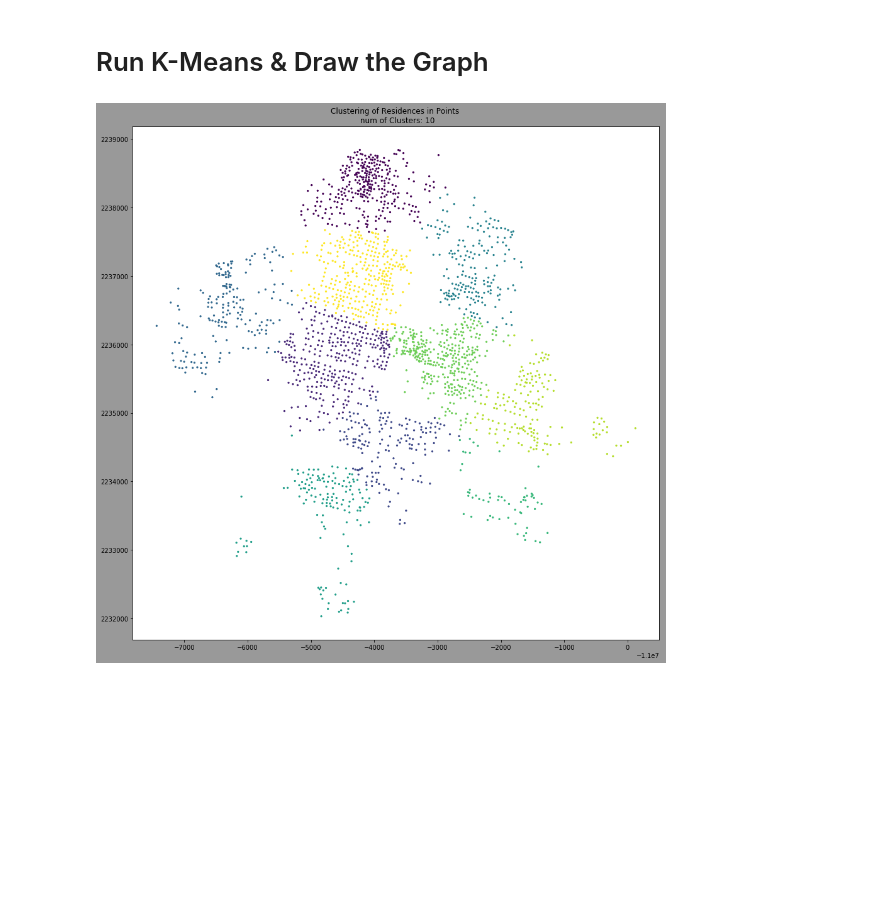
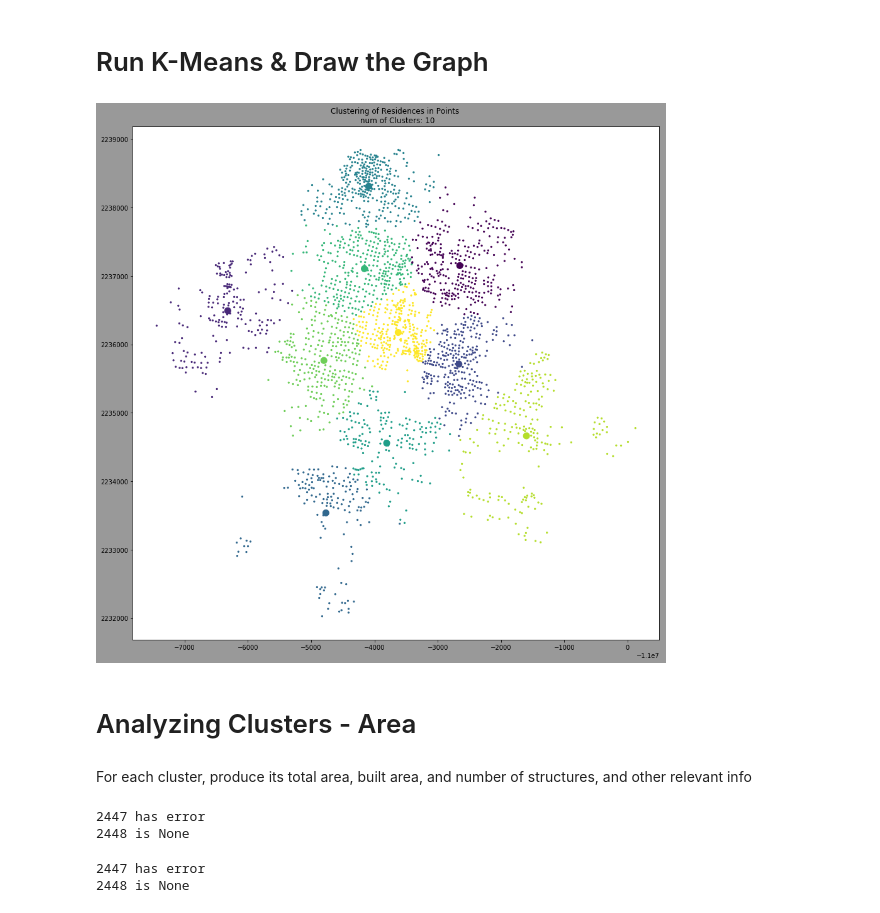
Before and after one commit to QitianHu46/Archeology-Clustering, a Jupyter notebook: Apply_KMeans.ipynb, the cells around one changed output. Saved outputs shown, nothing was run; the diff lists cells and outputs as text; code cells hidden in the pictures; blank space fills up the shorter version.

```diff
--- a/Apply_KMeans.ipynb
+++ b/Apply_KMeans.ipynb
@@ -13,15 +7,0 @@ assert len(rsd) == 13336
-# %%
-# To see what's a reasonable K-value
-# SSE (Sum of Squared Errors) value vs. K value
-# A proper k value locates a the turning point of the graph
-
-from sklearn.cluster import KMeans
-distortions = []
-for i in range(1,20):
-    km = KMeans(n_clusters=i,init="k-means++",n_init=10,
-                max_iter=3000,tol=1e-7,random_state=None)
-    # n_init-初始样本中心个数；max_iter:设置最大迭代次数；tol:设置算法的容错范围SSE(簇内误平方差);init:random表示使用Kmeans算法，默认是k-means++
-
-    km.fit(rsd)
-    # get Sum of Squared Errors
-    distortions.append(km.inertia_)
@@ -91,15 +37,20 @@ plt.show()
 # %% [markdown]
 # Run K-Means & Draw the Graph
 # %%
-rsd_ctr_clustered = KMeans(n_clusters=10, random_state=None).fit_predict(rsd_ctr)
+km = KMeans(n_clusters=10, random_state=None)
+rsd_ctr_clustered = km.fit_predict(rsd_ctr)
 # each item in rsd_clustered is the group number of one coordinate in rsd
 # %%
 plt.figure(figsize=(15,15), facecolor='0.6')
 
 plt.scatter(rsd_ctr[:, 0], rsd_ctr[:, 1], c = rsd_ctr_clustered, s = 5)  # c = sequence of color
-
+plt.scatter(km.cluster_centers_[:,0], km.cluster_centers_[:,1], c = [i for i in range(10)], s = 100)
 
 plt.title("Clustering of Residences in Points \n num of Clusters: 10")
 plt.show()
 # %% [output]
-[figure, old version]
+[figure, new version]
+# %% [markdown]
+# Analyzing Clusters - Area
+# %% [markdown]
+For each cluster, produce its total area, built area, and number of structures, and other relevant info
@@ -105,0 +64,32 @@ plt.show()
+# %%
+rawMap = fiona.open('Data/Residences.shp')
+
+# assort all the geoPy objects in the geoMap list
+geoMap = []
+for i in range(len(rawMap)):
+    if rawMap[i]['geometry'] == None:
+        print(i, 'is None')
+    else:
+        try:
+            geoMap.append(Polygon(shape(rawMap[i]['geometry'])))
+        except:
+            print(i, 'has error')
+assert len(geoMap) == len(rsd_ctr)
+# %% [output]
+2447 has error
+2448 is None
+# %%
+# assort all the geoPy objects in the geoMap list
+geoMap = []
+for i in range(len(rawMap)):
+    if rawMap[i]['geometry'] == None:
+        print(i, 'is None')
+    else:
+        try:
+            geoMap.append(Polygon(shape(rawMap[i]['geometry'])))
+        except:
+            print(i, 'has error')
+assert len(geoMap) == len(rsd_ctr)
+# %% [output]
+2447 has error
+2448 is None
```
Also changed, not shown: parts of 31 cells of this notebook, 1 other file.
